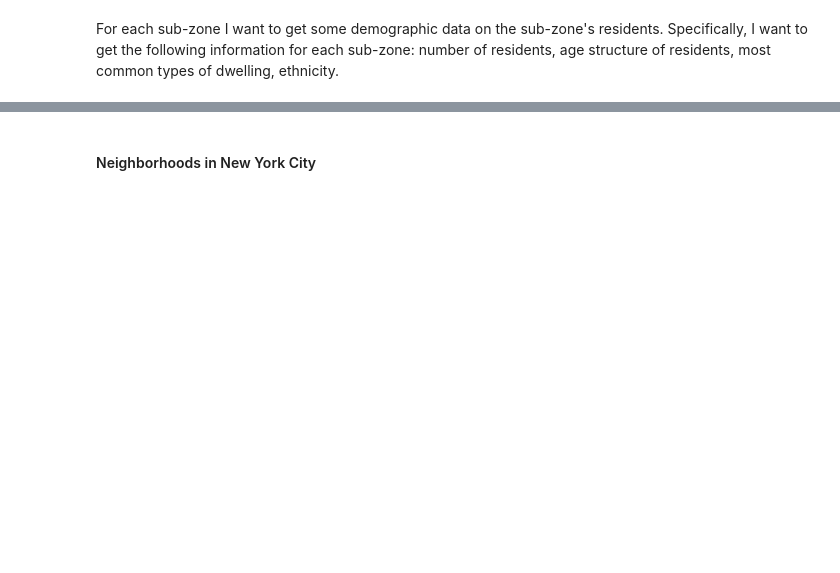
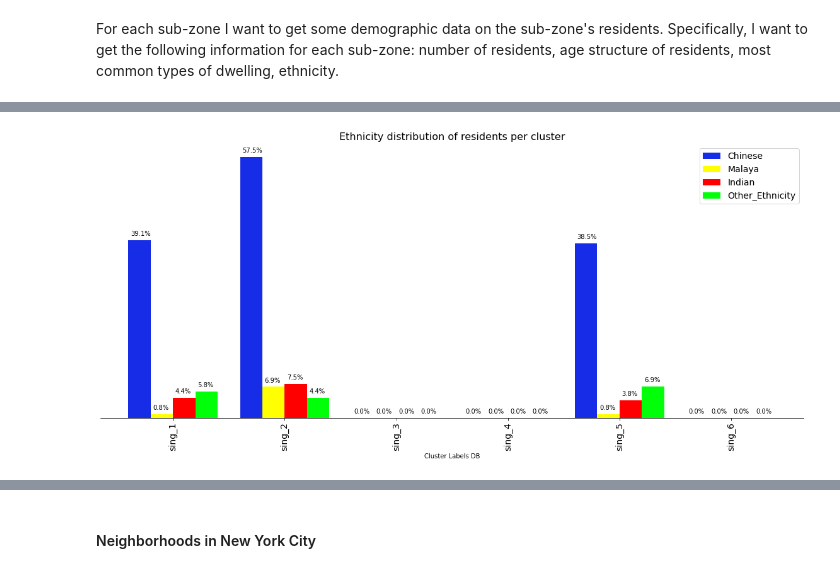
Before and after one commit to MichaelKurz1988/CityAnalysis, a Jupyter notebook: Singapore_nyc_cluster.ipynb, the cells around one changed output, grey strips where cells are left out. Saved outputs shown, nothing was run; the diff lists cells and outputs as text; code cells hidden in the pictures; blank space fills up the shorter version.

```diff
--- a/Singapore_nyc_cluster.ipynb
+++ b/Singapore_nyc_cluster.ipynb
@@ -287,0 +699,4 @@ postcode_venues_sorted.head()
+# %%
+createPlots(singapore_clusters,[0,13,14,15,16],'Cluster Labels DB','Ethnicity distribution of residents per cluster')
+# %% [output]
+[figure, added]
```
Also changed, not shown: parts of 63 cells of this notebook.
